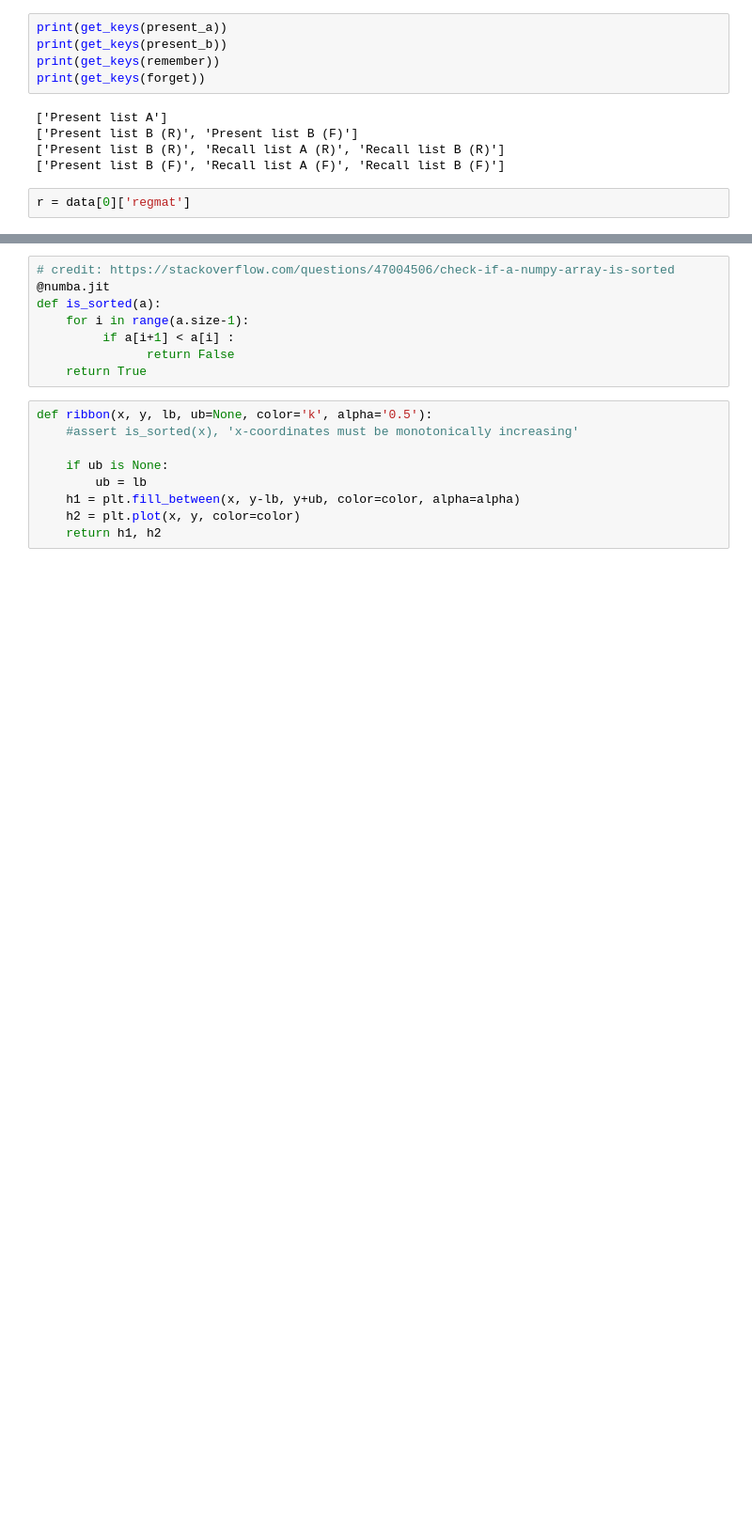
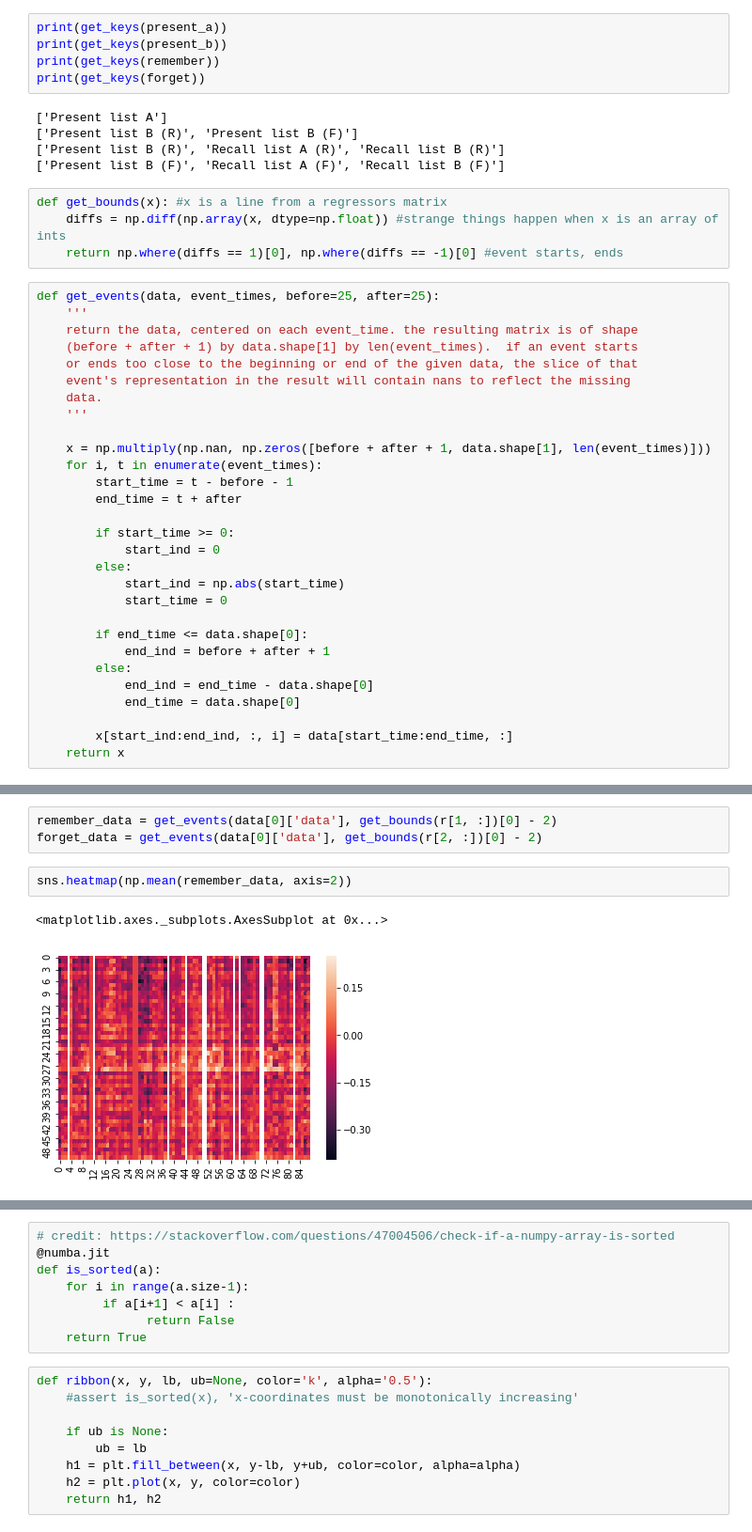
Before and after one commit to ContextLab/directed-forgetting-network-dynamics, a Jupyter notebook: code/network_analyses.ipynb, the cells around one changed output, grey strips where cells are left out. Shown at 94% size. Drawn from its saved outputs; the diff is of its cells as text; blank space fills up the shorter version.

Commit message:
working on data parsing

```diff
--- a/code/network_analyses.ipynb
+++ b/code/network_analyses.ipynb
@@ -124,5 +124,36 @@ print(get_keys(forget))
 ['Present list B (R)', 'Present list B (F)']
 ['Present list B (R)', 'Recall list A (R)', 'Recall list B (R)']
 ['Present list B (F)', 'Recall list A (F)', 'Recall list B (F)']
-# %%
-r = data[0]['regmat']
+# %%
+def get_bounds(x): #x is a line from a regressors matrix
+    diffs = np.diff(np.array(x, dtype=np.float)) #strange things happen when x is an array of ints
+    return np.where(diffs == 1)[0], np.where(diffs == -1)[0] #event starts, ends
+# %%
+def get_events(data, event_times, before=25, after=25):
+    '''
+    return the data, centered on each event_time. the resulting matrix is of shape
+    (before + after + 1) by data.shape[1] by len(event_times).  if an event starts
+    or ends too close to the beginning or end of the given data, the slice of that
+    event's representation in the result will contain nans to reflect the missing
+    data.
+    '''
+
+    x = np.multiply(np.nan, np.zeros([before + after + 1, data.shape[1], len(event_times)]))
+    for i, t in enumerate(event_times):
+        start_time = t - before - 1
+        end_time = t + after
+
+        if start_time >= 0:
+            start_ind = 0
+        else:
+            start_ind = np.abs(start_time)
+            start_time = 0
+
+        if end_time <= data.shape[0]:
+            end_ind = before + after + 1
+        else:
+            end_ind = end_time - data.shape[0]
+            end_time = data.shape[0]
+
+        x[start_ind:end_ind, :, i] = data[start_time:end_time, :]
+    return x
@@ -128,0 +166,8 @@ r = data[0]['regmat']
+# %%
+remember_data = get_events(data[0]['data'], get_bounds(r[1, :])[0] - 2)
+forget_data = get_events(data[0]['data'], get_bounds(r[2, :])[0] - 2)
+# %%
+sns.heatmap(np.mean(remember_data, axis=2))
+# %% [output]
+<matplotlib.axes._subplots.AxesSubplot at 0x...>
+[figure, added]
```
Also changed, not shown: parts of 9 cells of this notebook.
